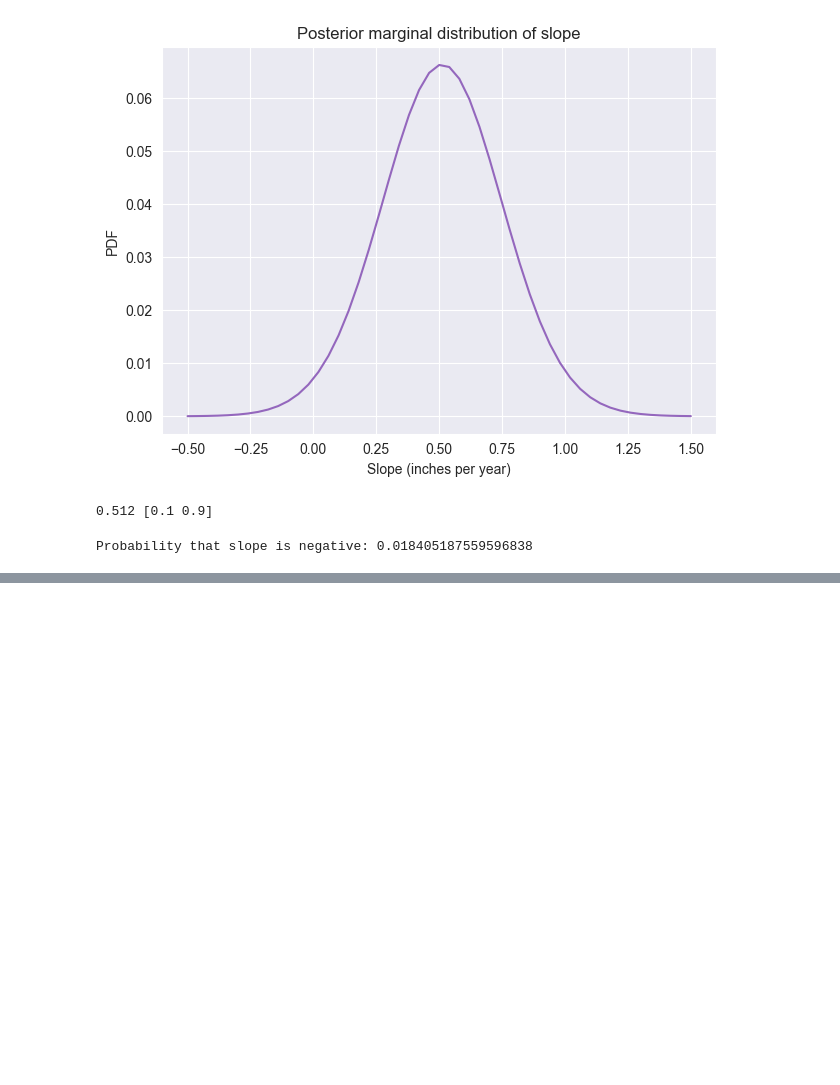
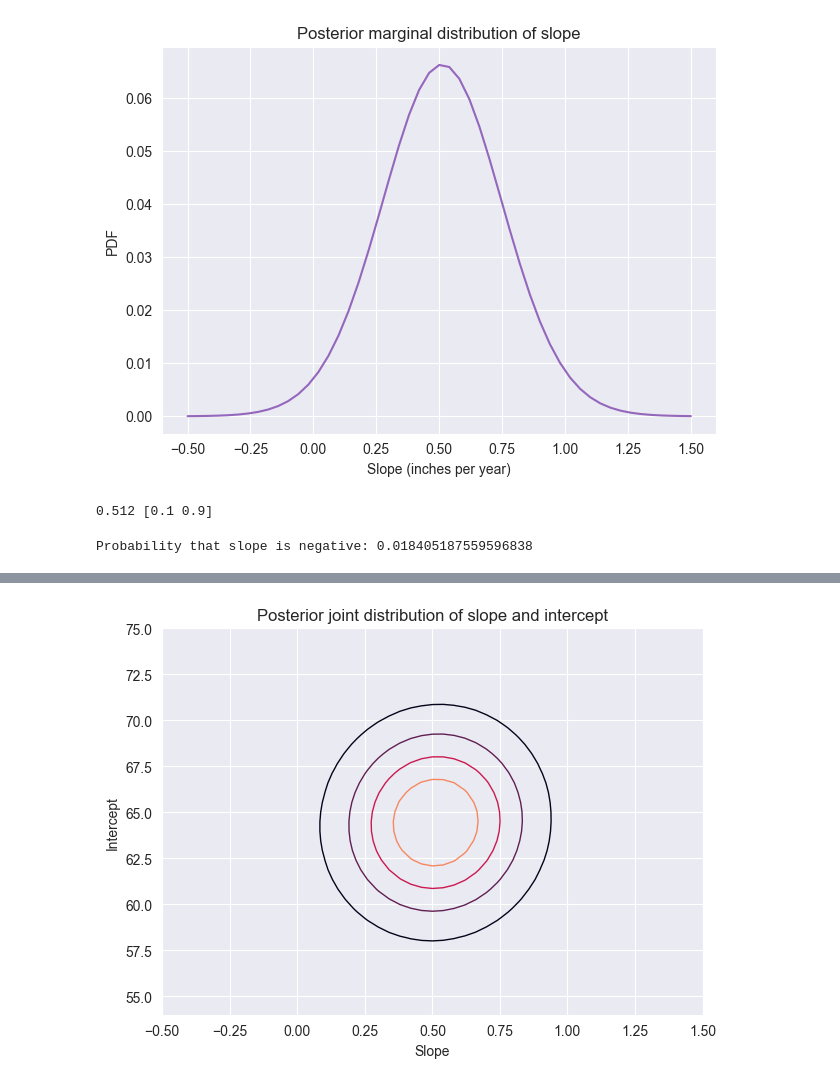
Before and after one commit to Xupeiyi/think-bayes, a Jupyter notebook: chapter17.ipynb, the cells around one changed output, grey strips where cells are left out. Drawn from its saved outputs; the diff is of its cells as text; code cells hidden in the pictures; blank space fills up the shorter version.

```diff
--- a/chapter17.ipynb
+++ b/chapter17.ipynb
@@ -212,0 +216,3 @@ Probability that slope is negative: 0.018405187559596838
+# %%
+joint3 = prior.unstack()
+joint3.head(3)
@@ -212,0 +226,28 @@ Probability that slope is negative: 0.018405187559596838
+# %%
+def update_optimized(prior, data):
+    """Posterior distribution of regression parameters
+    `slope`, `inter`, and `sigma`.
+
+    prior: Pmf representing the joint prior
+    data: DataFrame with columns `x` and `y`
+
+    returns: Pmf representing the joint posterior
+    """
+    xs = data['x']
+    ys = data['y']
+    sigmas = prior.columns
+    likelihood = prior.copy()
+
+    for slope, inter in prior.index:
+        expected = slope * xs + inter
+        resid = ys - expected
+        resid_mesh, sigma_mesh = np.meshgrid(resid, sigmas)
+        densities = norm.pdf(resid_mesh, 0, sigma_mesh)
+        likelihood.loc[slope, inter] = densities.prod(axis=1)
+
+    posterior = prior * likelihood
+    normalize(posterior)
+    return posterior
+
+
+posterior_opt = update_optimized(joint3, data)
@@ -212,0 +258,3 @@ Probability that slope is negative: 0.018405187559596838
+# %%
+posterior2 = marginal(posterior_opt, 1)
+posterior2.head(3)
@@ -212,0 +267,3 @@ Probability that slope is negative: 0.018405187559596838
+# %%
+joint_posterior = posterior2.unstack().transpose()
+joint_posterior.head(3)
@@ -212,0 +277,5 @@ Probability that slope is negative: 0.018405187559596838
+# %%
+plot_contour(joint_posterior)
+decorate(title='Posterior joint distribution of slope and intercept')
+# %% [output]
+[figure, added]
```
Also changed, not shown: parts of 6 cells of this notebook.
